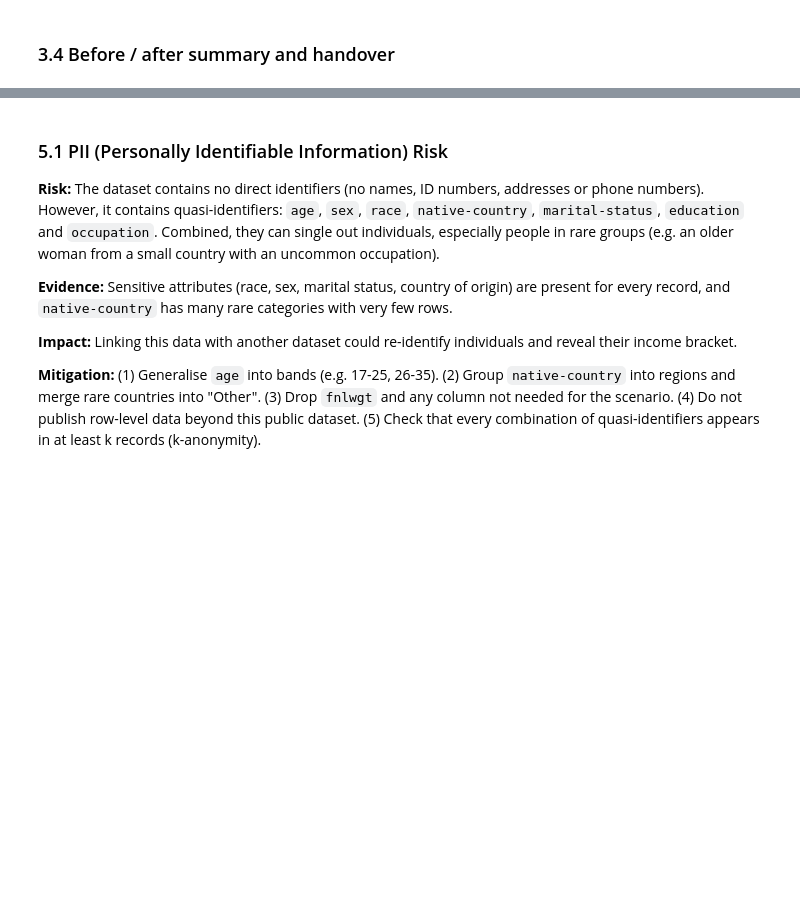
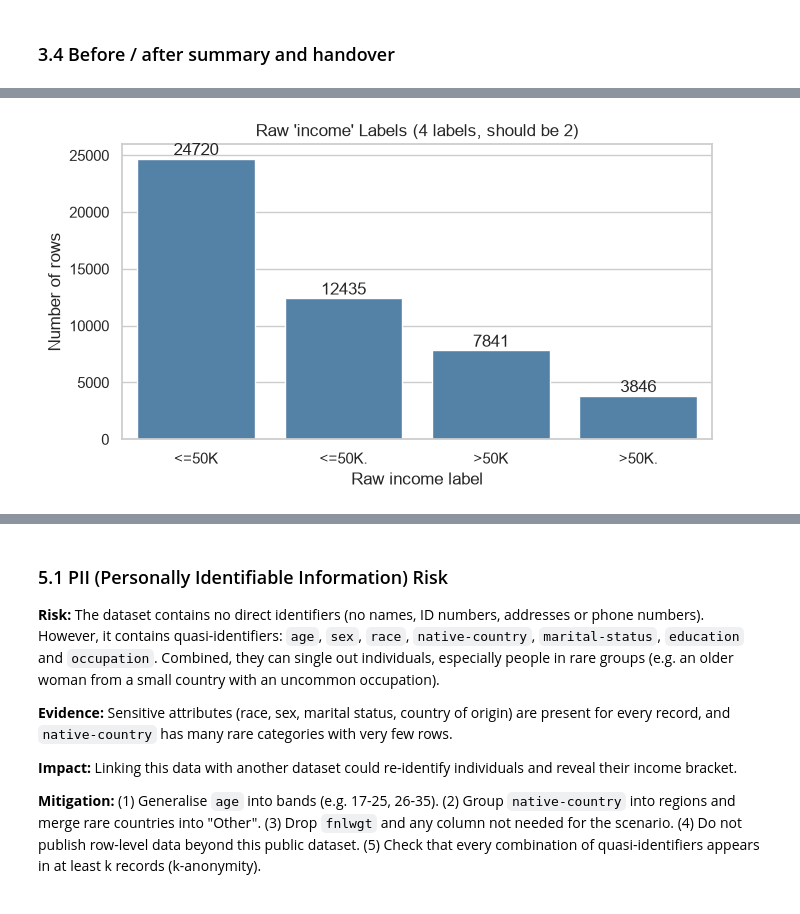
Before and after one commit to a209604-source/adult-census-profiling, a Jupyter notebook: adult_data_profiling.ipynb, the cells around one changed output, grey strips where cells are left out. Drawn from its saved outputs; the diff is of its cells as text; code cells hidden in the pictures; blank space fills up the shorter version.

```diff
--- a/adult_data_profiling.ipynb
+++ b/adult_data_profiling.ipynb
@@ -327,0 +419,17 @@ df_clean.head()
+# %%
+order = df_raw["income"].value_counts().index
+
+fig, ax = plt.subplots(figsize=(7, 4))
+sns.countplot(data=df_raw, x="income", order=order, color="steelblue", ax=ax)
+
+ax.set_title("Raw 'income' Labels (4 labels, should be 2)")
+ax.set_xlabel("Raw income label")
+ax.set_ylabel("Number of rows")
+
+for cont in ax.containers:
+    ax.bar_label(cont)
+
+plt.tight_layout()
+plt.show()
+# %% [output]
+[figure, added]
```
Also changed, not shown: parts of 15 cells of this notebook.
